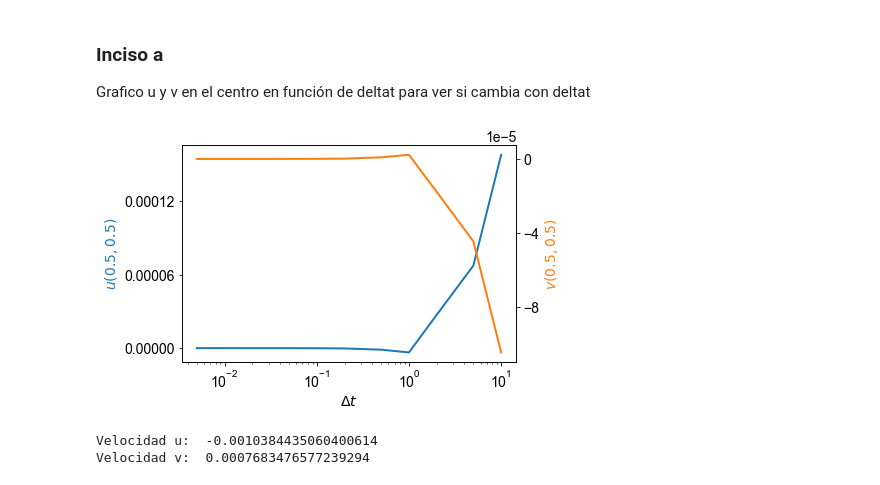
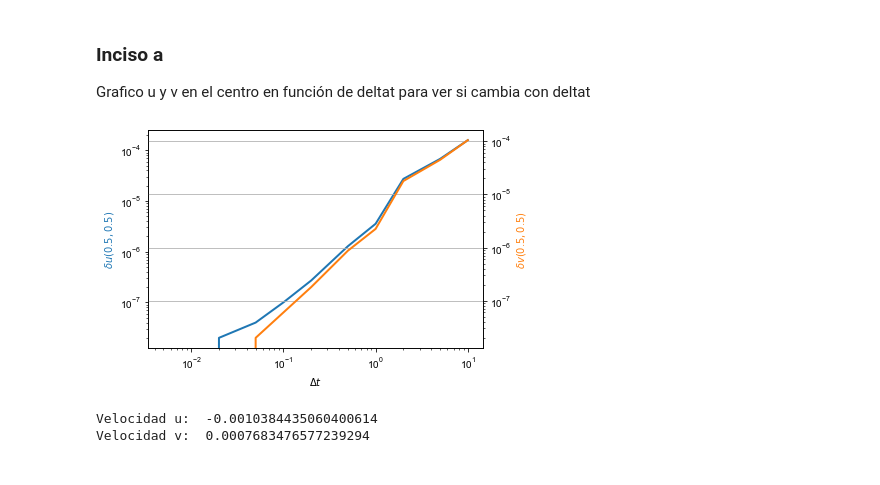
Before and after one commit to Lupama2/Guias_Metodos_Num_Fluidos_I, a Jupyter notebook: Guias/Informe_final/Programa/graficos/graficos.ipynb, the cells around one changed output. Saved outputs shown, nothing was run; the diff lists cells and outputs as text; code cells hidden in the pictures.

```diff
--- a/Guias/Informe_final/Programa/graficos/graficos.ipynb
+++ b/Guias/Informe_final/Programa/graficos/graficos.ipynb
@@ -126,44 +126,46 @@ class FixedOrderFormatter(ScalarFormatter):
 fig, ax1 = plt.subplots()
 
 ax2 = ax1.twinx()
 
 
 
-ax1.plot(dt_array,  Ucentro_array[0] - Ucentro_array, color = "tab:blue", linewidth=2)
+ax1.plot(dt_array, abs(Ucentro_array[0] - Ucentro_array), color = "tab:blue", linewidth=2)
 
-ax2.plot(dt_array, Vcentro_array[0] - Vcentro_array, color = "tab:orange", linewidth=2)
+ax2.plot(dt_array, abs(Vcentro_array[0] - Vcentro_array), color = "tab:orange", linewidth=2)
 
 
 ax1.set_xlabel('X data')
 ax1.set_ylabel('Y1 data', color='g')
 ax2.set_ylabel('Y2 data', color='b')
 
 
 # plt.legend(loc='lower center', ncol = 4, bbox_to_anchor=(0, 1.02, 1, 0.2),fontsize = 12)
 ax1.set_xlabel('$\Delta t$')
-ax1.set_ylabel('$u(0.5,0.5)$', color = "tab:blue")
-ax2.set_ylabel('$v(0.5,0.5)$', color = "tab:orange")
+ax1.set_ylabel('$\delta u(0.5,0.5)$', color = "tab:blue")
+ax2.set_ylabel('$\delta v(0.5,0.5)$', color = "tab:orange")
 
 # plt.xticks(x, my_xticks)
 # plt.yticks(np.arange(y.min(), y.max(), 0.005))
 # plt.yticks(np.arange(-0.5,0.5 + 0.2,0.2))
 # plt.xlim(10.0**-4, 10.0**0)
 plt.xscale("log")
-# ax1.set_yscale("log")
-# ax2.set_yscale("log")
+ax1.set_yscale("log")
+ax2.set_yscale("log")
 
 #Elijo el nro de ticks en los ejes verticales
-ax1.yaxis.set_major_locator(plt.MaxNLocator(3))
-ax2.yaxis.set_major_locator(plt.MaxNLocator(3))
+# ax1.yaxis.set_major_locator(plt.MaxNLocator(3))
+# ax2.yaxis.set_major_locator(plt.MaxNLocator(3))
 
+plt.grid(axis = "y")
+plt.grid(axis = "x")
 #
-ax1.yaxis.set_major_formatter(FixedOrderFormatter(-6))
-ax2.yaxis.set_major_formatter(FixedOrderFormatter(-6))
+# ax1.yaxis.set_major_formatter(FixedOrderFormatter(-6))
+# ax2.yaxis.set_major_formatter(FixedOrderFormatter(-6))
 
 #Guardo el gráfico
 plt.savefig('a_vel_vs_dt.pdf', format='pdf',bbox_inches = "tight")
 # %% [output]
-[figure, old version]
+[figure, new version]
 # %%
 #Calculo para cada velocidad la desviación estándar dividida el promedio para darme una idea de la variabilidad del resultado en función de dt
 print("Velocidad u: ", np.std(Ucentro_array)/np.mean(Ucentro_array))
```
Also changed, not shown: parts of 3 cells of this notebook, 46 other files.
